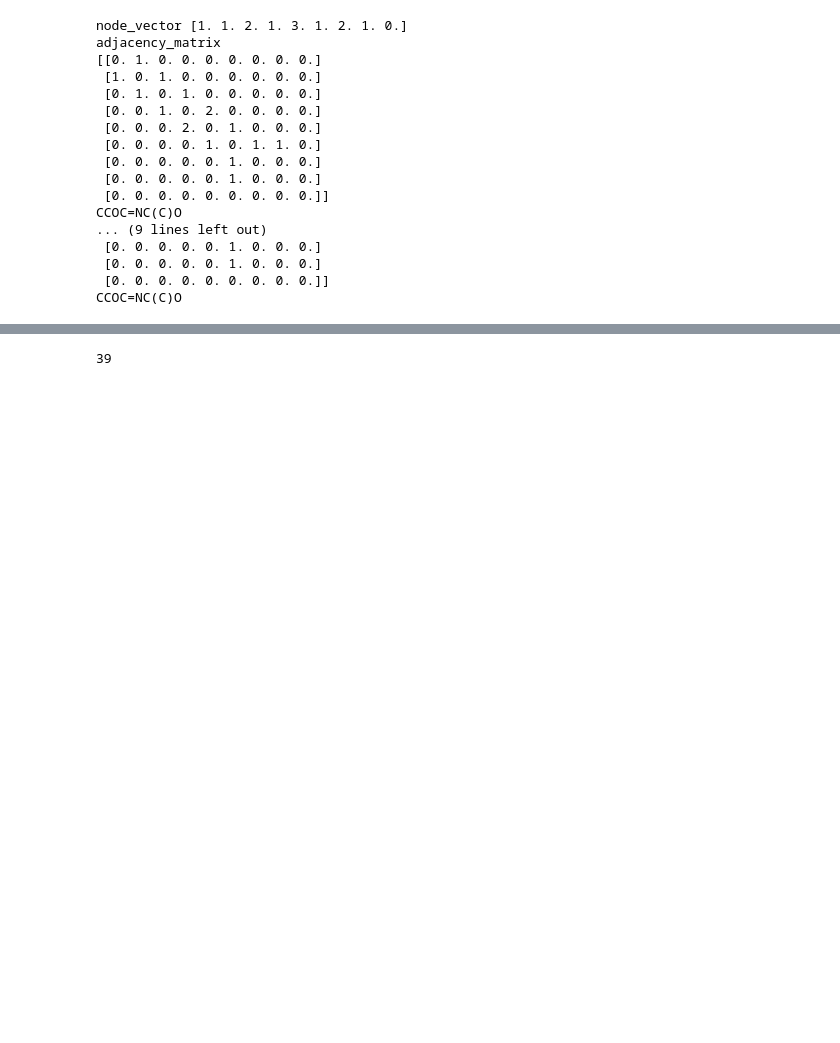
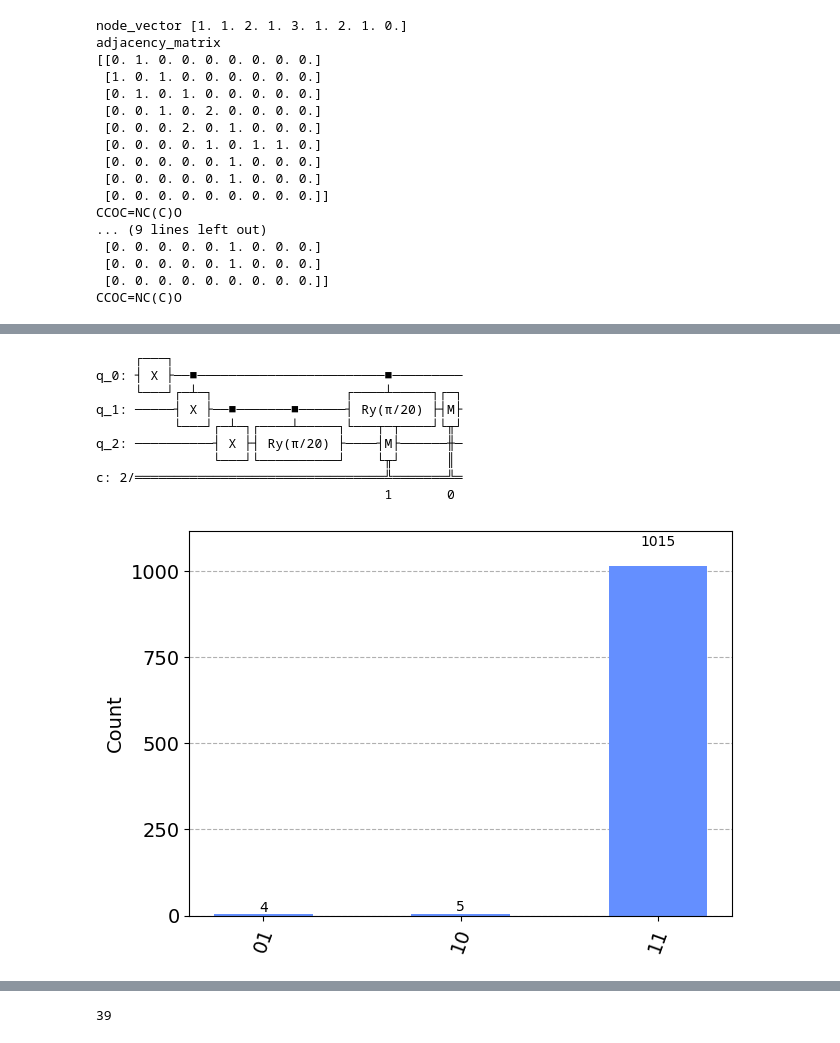
Before and after one commit to Lung-Yi/qmg, a Jupyter notebook: test_development/01_chemistry.ipynb, the cells around one changed output, grey strips where cells are left out. Saved outputs shown, nothing was run; the diff lists cells and outputs as text; code cells hidden in the pictures; blank space fills up the shorter version.

```diff
--- a/test_development/01_chemistry.ipynb
+++ b/test_development/01_chemistry.ipynb
@@ -279,0 +280,55 @@ c: 2/═════════════════════════
+# %%
+from qiskit import QuantumCircuit, Aer, transpile, assemble, execute
+from qiskit.visualization import plot_histogram
+import numpy as np
+
+def controlled_hadamard(qc, control, target):
+    # Apply H to target if control is |1>
+    qc.ry(-np.pi/4, target)
+    qc.cx(control, target)
+    qc.ry(np.pi/4, target)
+
+def controlled_ry(qc, control, target, digit):
+    # Apply H to target if control is |1>
+    qc.ry(np.pi/2 * digit, target)
+    qc.cx(control, target)
+    qc.ry(-np.pi/2 * digit, target)
+
+# 创建一个有三个量子位的量子电路
+qc = QuantumCircuit(3, 2)
+
+# 对第一个量子位应用 Hadamard 门
+qc.x(0)
+qc.cx(0,1)
+qc.cx(1,2)
+qc.cry(np.pi*0.05, 1,2,)
+qc.cry(np.pi*0.05, 0,1,)
+# controlled_ry(qc, 1, 2, 0.05)
+# controlled_ry(qc, 0, 1, 0.05)
+
+# 测量所有量子位
+qc.measure([1,2], [0,1])
+
+# 绘制量子电路
+print(qc.draw())
+
+# 执行量子电路
+simulator = Aer.get_backend('qasm_simulator')
+compiled_circuit = transpile(qc, simulator)
+qobj = assemble(compiled_circuit)
+results = execute(qc, backend=simulator, shots=1024).result()
+counts = results.get_counts(qc)
+
+# 绘制直方图
+plot_histogram(counts)
+# %% [output]
+     ┌───┐
+q_0: ┤ X ├──■────────────────────────■─────────
+     └───┘┌─┴─┐                 ┌────┴─────┐┌─┐
+q_1: ─────┤ X ├──■───────■──────┤ Ry(π/20) ├┤M├
+          └───┘┌─┴─┐┌────┴─────┐└───┬─┬────┘└╥┘
+q_2: ──────────┤ X ├┤ Ry(π/20) ├────┤M├──────╫─
+               └───┘└──────────┘    └╥┘      ║
+c: 2/════════════════════════════════╩═══════╩═
+                                     1       0
+[figure, added]
```
Also changed, not shown: parts of 2 cells of this notebook, 1 other file.
